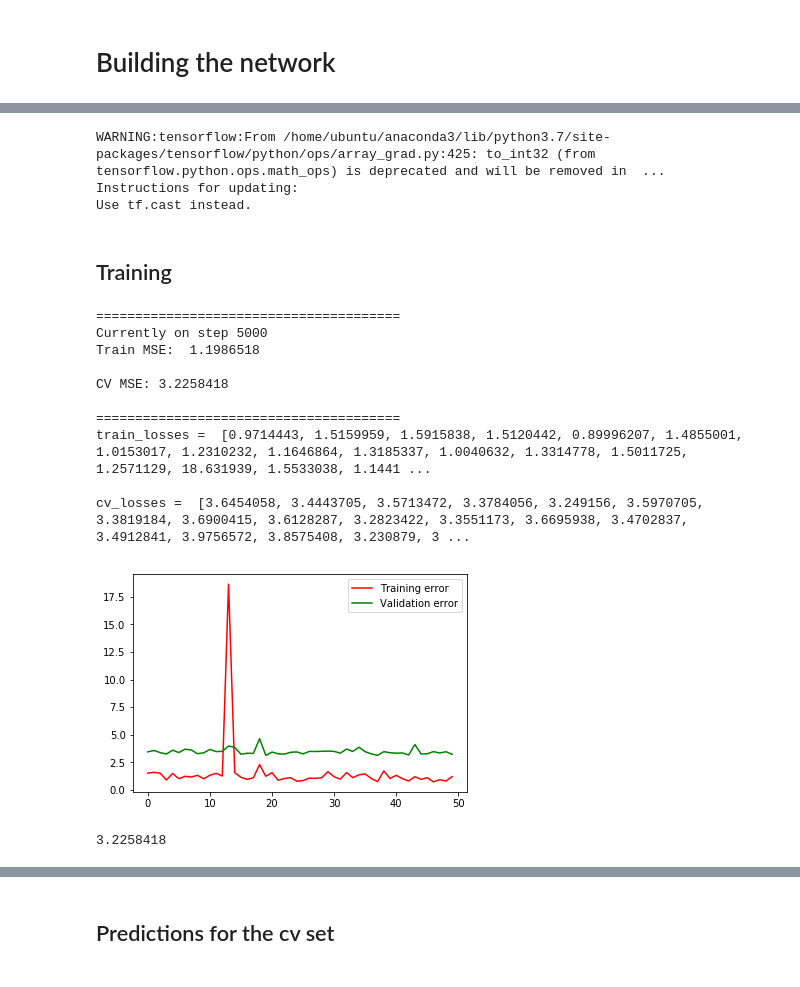
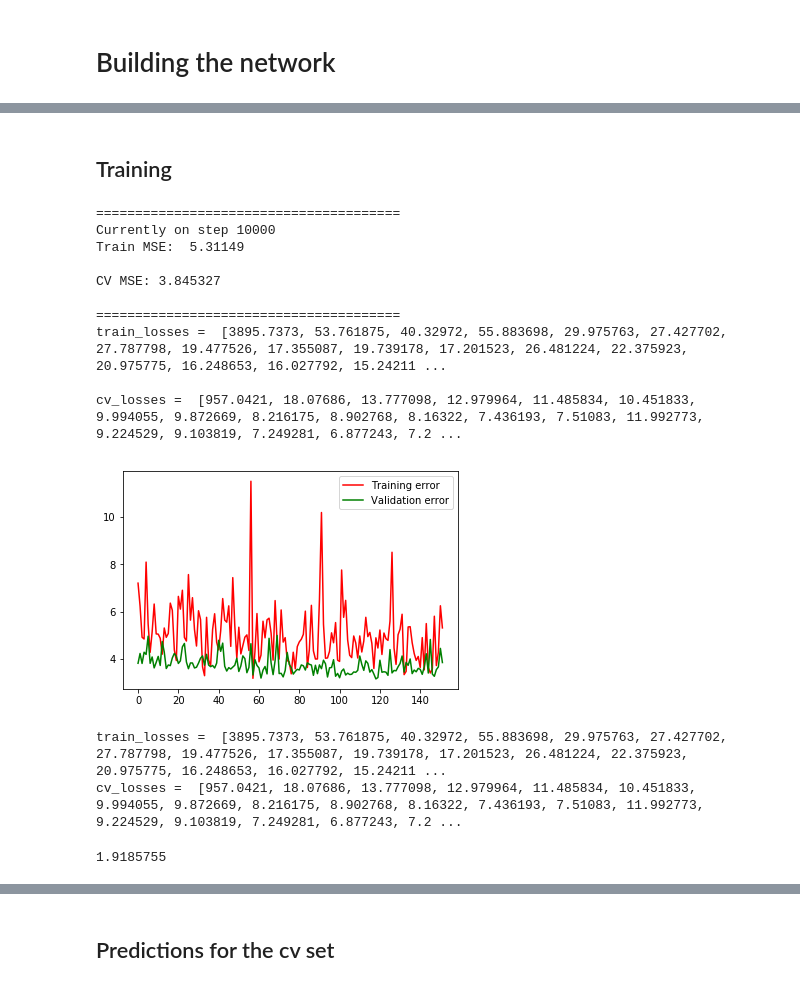
Before and after one commit to sgmig/ml_projects, a Jupyter notebook: kaggle/facial-keypoints-detection/facial_keypoints_CNN.ipynb, the cells around one changed output, grey strips where cells are left out. Cells and saved outputs as stored; diff of their text form; code cells hidden in the pictures.

```diff
--- a/kaggle/facial-keypoints-detection/facial_keypoints_CNN.ipynb
+++ b/kaggle/facial-keypoints-detection/facial_keypoints_CNN.ipynb
@@ -163,10 +163,10 @@ tf.reset_default_graph()
 # %%
 # PLACEHOLDERS
 
-x = tf.placeholder(tf.float32, [None, 9216])
-keypoints_true = tf.placeholder(tf.float32, [None, 30])
-lr = tf.placeholder(tf.float32)
-#training = tf.placeholder(tf.bool)
-drop_rate = tf.placeholder(tf.float32)
+x = tf.placeholder(tf.float32, [None, 9216], name = 'images')
+keypoints_true = tf.placeholder(tf.float32, [None, 30], name = 'true_keypoints')
+lr = tf.placeholder(tf.float32, name = 'learning_rate')
+#training = tf.placeholder(tf.bool, name='training_state')
+drop_rate = tf.placeholder(tf.float32, name = 'dropout_prob')
 # %%
 x_images = tf.image.per_image_standardization(tf.reshape(x, [-1,96,96,1]))
@@ -226,10 +219,6 @@ with tf.control_dependencies(update_ops):
     optimizer = tf.train.AdamOptimizer(learning_rate=lr)
 
     train = optimizer.minimize(masked_loss)
-# %% [output]
-WARNING:tensorflow:From /home/ubuntu/anaconda3/lib/python3.7/site-packages/tensorflow/python/ops/array_grad.py:425: to_int32 (from tensorflow.python.ops.math_ops) is deprecated and will be removed in  ...
-Instructions for updating:
-Use tf.cast instead.
 # %%
 # INITIALIZER
 
@@ -241,7 +228,9 @@ counter = 6
+# %%
+counter = 7 # a variable to keep track of different models.
 # %% [markdown]
 ## Training
 # %%
-num_steps = 5000
+num_steps = 10000
 
 fig = plt.figure()
 ax = fig.add_subplot(1, 1, 1)
@@ -252,9 +241,9 @@ with tf.Session() as sess:
     writer = tf.summary.FileWriter('./tensorboard_logs', sess.graph)
     #sess.run(init)
     saver.restore(sess, "./saved_models/keypoints_cnn_" + str(counter) )
-    #saver.restore(sess, "./saved_models/keypoints_3_lay_cnn_3")
-    train_losses = []
-    cv_losses = []
+
+    #train_losses = []
+    #cv_losses = []
 
 
     for iteration in range(num_steps+1):
@@ -265,7 +254,7 @@ with tf.Session() as sess:
         # Uncomment for BN
         _ , train_loss= sess.run([train, masked_loss],
                              feed_dict={x: x_batch, keypoints_true: keypoints_batch,
-                                        lr:0.0005, drop_rate:0})
+                                        lr:0.0005, drop_rate:0.2})
 
         if iteration%100 == 0:
 
@@ -288,8 +277,8 @@ with tf.Session() as sess:
             print('CV RMSE:', np.sqrt(cv_loss), '\n')
 
             ax.cla()
-            ax.plot(train_losses[1:], 'r', label = 'Training error')
-            ax.plot(cv_losses[1:], 'g', label = 'Validation error')
+            ax.plot(train_losses[150:], 'r', label = 'Training error')
+            ax.plot(cv_losses[150:], 'g', label = 'Validation error')
             ax.legend()
             display(fig)
 
@@ -298,42 +287,48 @@ with tf.Session() as sess:
             #print('cv_losses = ', cv_losses)
 
             clear_output(wait = True)
 
     # printing final results
 
     print('=======================================')
     print('Currently on step {}'.format(iteration))
     print('Train MSE: ', train_losses[-1], '\n')
     print('CV MSE:',  cv_losses[-1], '\n')
 
     ax.cla()
-    ax.plot(train_losses[1:], 'r', label = 'Training error')
-    ax.plot(cv_losses[1:], 'g', label = 'Validation error')
+    ax.plot(train_losses[150:], 'r', label = 'Training error')
+    ax.plot(cv_losses[150:], 'g', label = 'Validation error')
     ax.legend()
 
 
     print('=======================================')
     print('train_losses = ', train_losses, '\n')
     print('cv_losses = ', cv_losses)
 
     saver.save(sess, "./saved_models/keypoints_cnn_" + str(counter) )
     writer.close()
     #saver.save(sess, "./saved_models/keypoints_cnn_1"  )
     #counter +=1
     #print(counter)
 # %% [output]
 =======================================
-Currently on step 5000
-Train MSE:  1.1986518
+Currently on step 10000
+Train MSE:  5.31149
 
-CV MSE: 3.2258418
+CV MSE: 3.845327
 
 =======================================
-train_losses =  [0.9714443, 1.5159959, 1.5915838, 1.5120442, 0.89996207, 1.4855001, 1.0153017, 1.2310232, 1.1646864, 1.3185337, 1.0040632, 1.3314778, 1.5011725, 1.2571129, 18.631939, 1.5533038, 1.1441 ...
+train_losses =  [3895.7373, 53.761875, 40.32972, 55.883698, 29.975763, 27.427702, 27.787798, 19.477526, 17.355087, 19.739178, 17.201523, 26.481224, 22.375923, 20.975775, 16.248653, 16.027792, 15.24211 ...
 
-cv_losses =  [3.6454058, 3.4443705, 3.5713472, 3.3784056, 3.249156, 3.5970705, 3.3819184, 3.6900415, 3.6128287, 3.2823422, 3.3551173, 3.6695938, 3.4702837, 3.4912841, 3.9756572, 3.8575408, 3.230879, 3 ...
+cv_losses =  [957.0421, 18.07686, 13.777098, 12.979964, 11.485834, 10.451833, 9.994055, 9.872669, 8.216175, 8.902768, 8.16322, 7.436193, 7.51083, 11.992773, 9.224529, 9.103819, 7.249281, 6.877243, 7.2 ...
-[figure, old version]
+[figure, new version]
-# %%
-cv_loss
-# %% [output]
-3.2258418
+# %%
+print('train_losses = ', train_losses)
+print('cv_losses = ', cv_losses)
+# %% [output]
+train_losses =  [3895.7373, 53.761875, 40.32972, 55.883698, 29.975763, 27.427702, 27.787798, 19.477526, 17.355087, 19.739178, 17.201523, 26.481224, 22.375923, 20.975775, 16.248653, 16.027792, 15.24211 ...
+cv_losses =  [957.0421, 18.07686, 13.777098, 12.979964, 11.485834, 10.451833, 9.994055, 9.872669, 8.216175, 8.902768, 8.16322, 7.436193, 7.51083, 11.992773, 9.224529, 9.103819, 7.249281, 6.877243, 7.2 ...
+# %%
+np.mean(np.sqrt(cv_losses[-30:]))
+# %% [output]
+1.9185755
```
Also changed, not shown: parts of 25 cells of this notebook.
